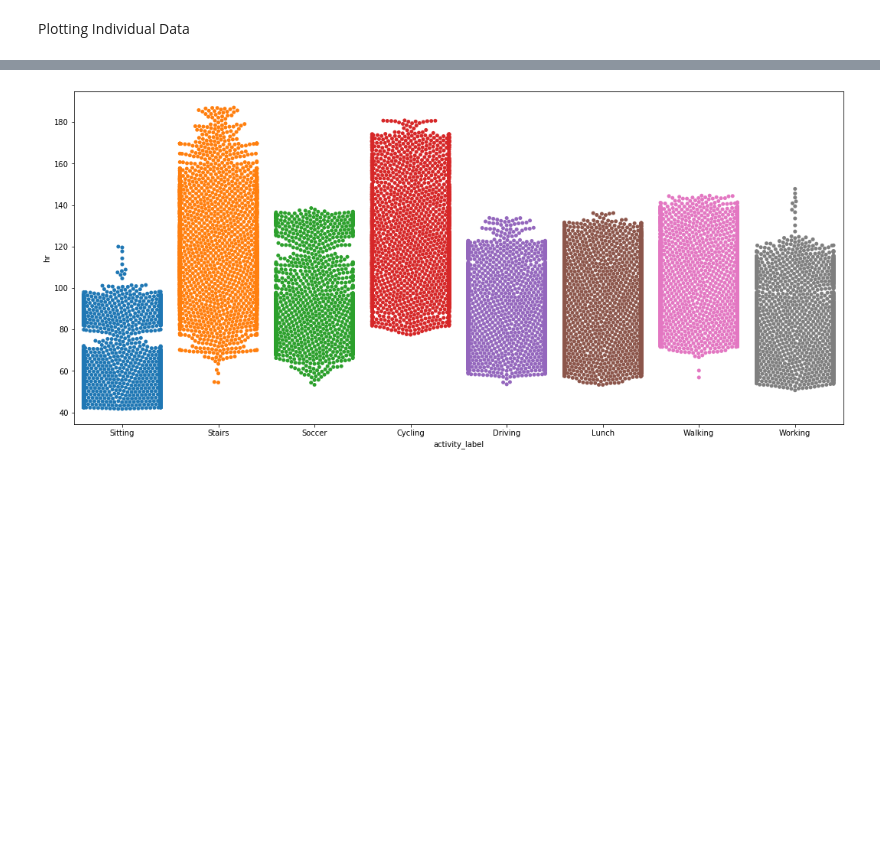
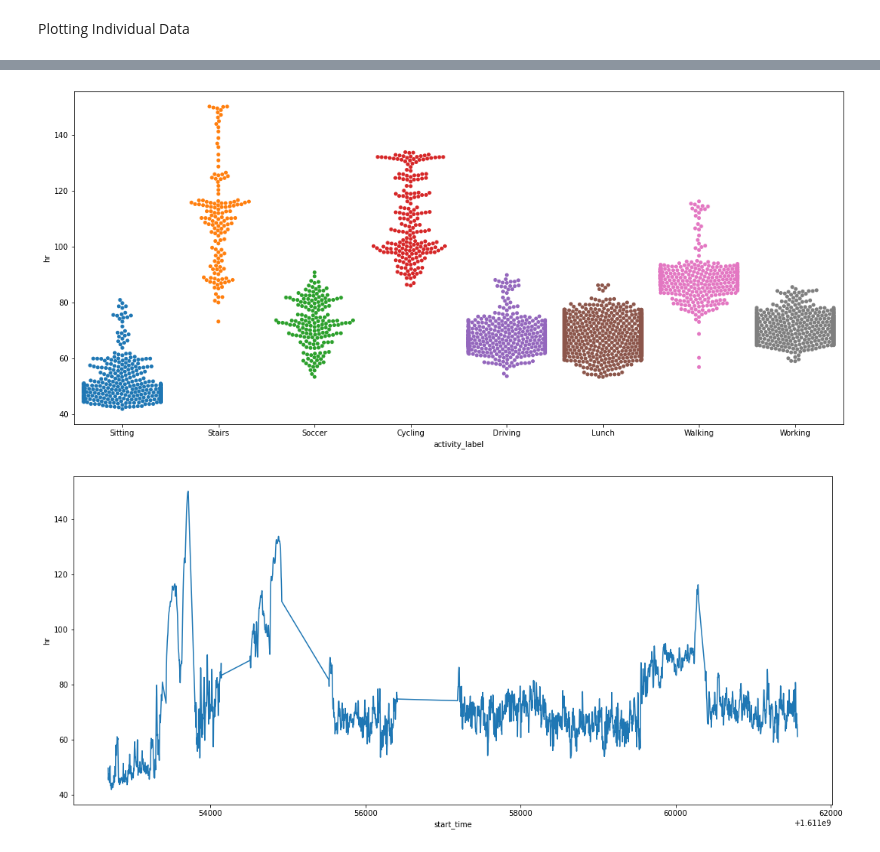
Before and after one commit to aungkonazim/ppg_quality_aware_hr, a Jupyter notebook: parse_data/main-dalia.ipynb, the cells around one changed output, grey strips where cells are left out. Drawn from its saved outputs; the diff is of its cells as text; code cells hidden in the pictures; blank space fills up the shorter version.

```diff
--- a/parse_data/main-dalia.ipynb
+++ b/parse_data/main-dalia.ipynb
@@ -200,5 +195,5 @@ filelists[0]
 # %%
-filelists = ['../../affect-recognition/data/8d/'+a for a in os.listdir('../../affect-recognition/data/8d/') if a[-1] not in ['s','f']]
+filelists = ['../data/8d/'+a for a in os.listdir('../data/8d/') if a[-1] not in ['s','f']]
 # %%
 from collections import Counter
 import seaborn as sns
@@ -232,14 +276,18 @@ KeyboardInterrupt:
 # %%
 plt.figure(figsize=(18,8))
 sns.swarmplot(x='activity_label',y='hr',data=data)
+plt.show()
+plt.figure(figsize=(18,8))
+sns.lineplot(x='start_time',y='hr',data=data)
 plt.show()
 #     plt.plot(data['start_time'],data['hr'])
 #     plt.plot(data['start_time'],60/data['ecg_rr'])
 
 # #     plt.plot(ppg_windows['start_time'],ppg_windows['respiration_duration'])
 # #     plt.plot(rip_feature[:,0],rip_feature[:,-1])
 #     plt.show()
 #     plt.hist(data['data'].loc[0]['relative_power'])
 #     plt.show()
 # %% [output]
-[figure, old version]
+[figure, new version]
+[figure, added]
```
Also changed, not shown: parts of 7 cells of this notebook, 2 other files.
